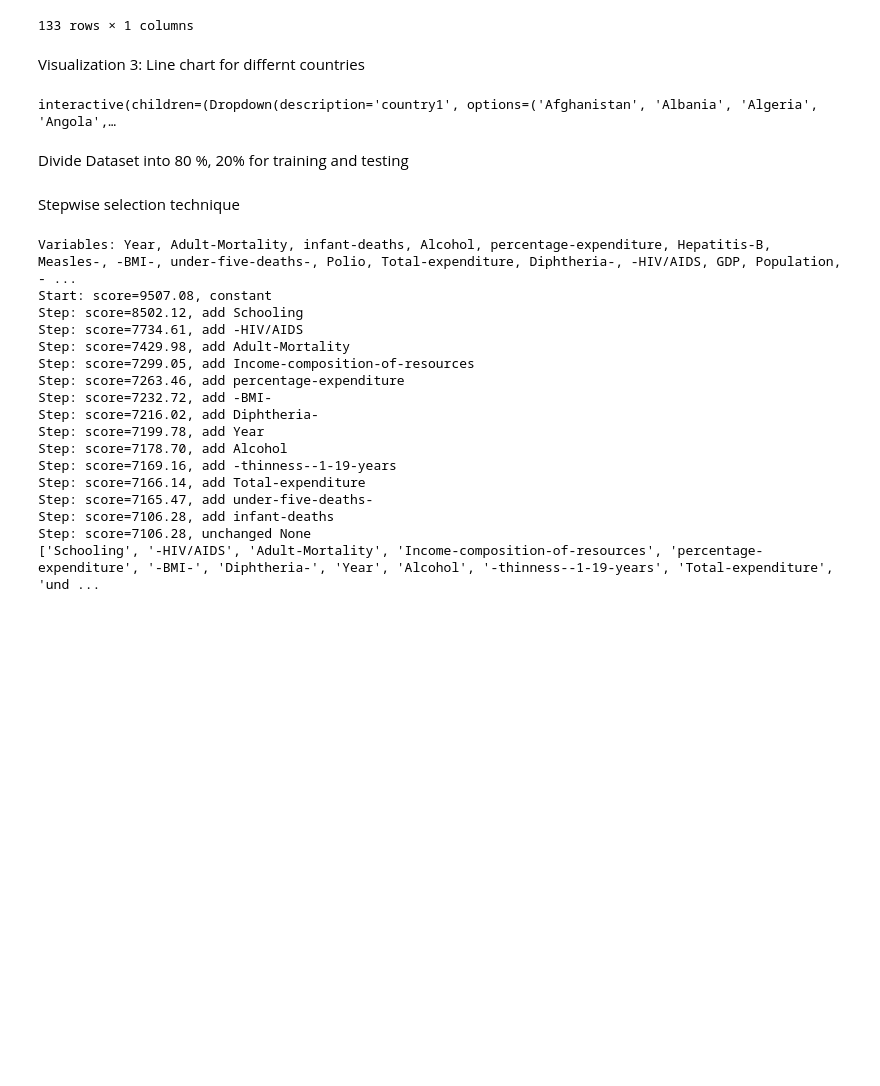
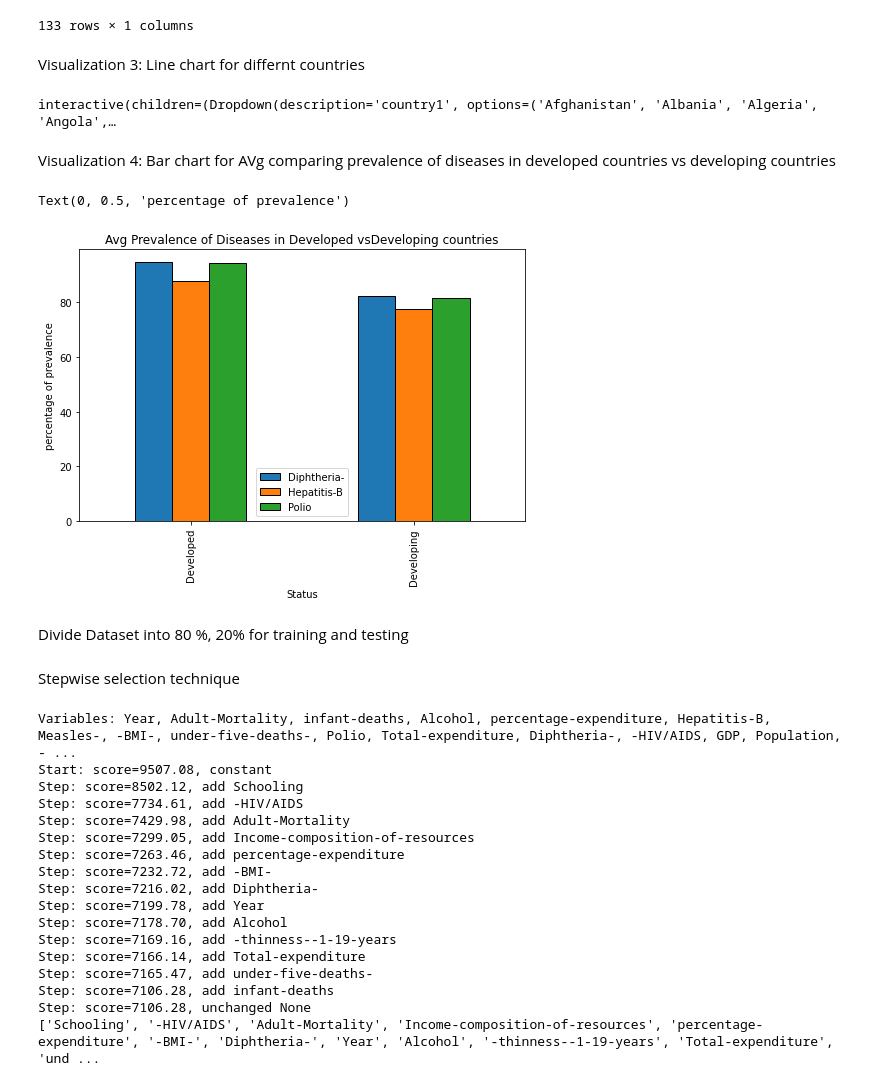
Before and after one commit to Balupalli/Regression, a Jupyter notebook: INFO 5502_Projrct.ipynb, the cells around one changed output. Drawn from its saved outputs; the diff is of its cells as text; code cells hidden in the pictures; blank space fills up the shorter version.

```diff
--- a/INFO 5502_Projrct.ipynb
+++ b/INFO 5502_Projrct.ipynb
@@ -119,6 +138,16 @@ country_array= Data['Country'].unique()
 country1=interact(country,country1=widgets.Dropdown(options=list(country_array),value='Afghanistan'))
 # %% [output]
 interactive(children=(Dropdown(description='country1', options=('Afghanistan', 'Albania', 'Algeria', 'Angola',…
+# %% [markdown]
+Visualization 4: Bar chart for AVg comparing prevalence of diseases in developed countries vs developing countries
+# %%
+grouped_data=Data.groupby(by=['Status'])['Diphtheria-','Hepatitis-B','Polio'].mean()
+grouped_data.plot(kind='bar',figsize=(8,5))
+plt.title('Avg Prevalence of Diseases in Developed vsDeveloping countries')
+plt.ylabel('percentage of prevalence')
+# %% [output]
+Text(0, 0.5, 'percentage of prevalence')
+[figure, added]
 # %% [markdown]
 Divide Dataset into 80 %, 20% for training and testing
 # %%
```
Also changed, not shown: parts of 2 cells of this notebook.
